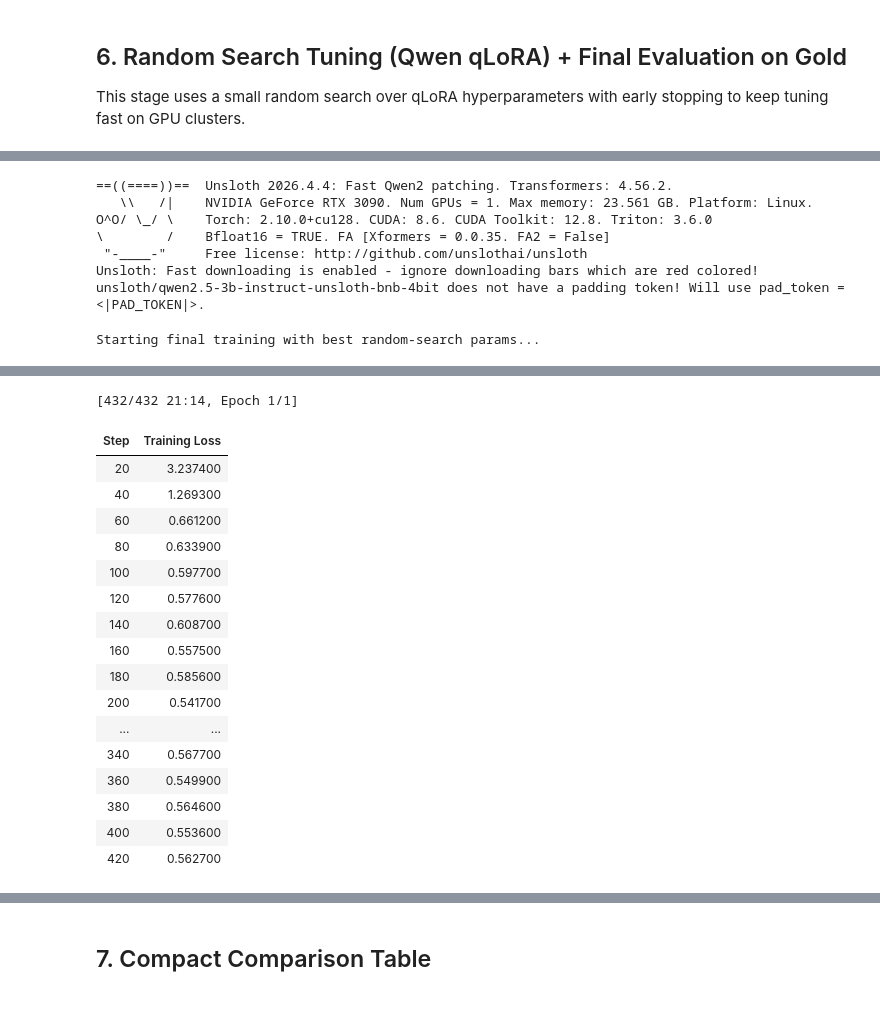
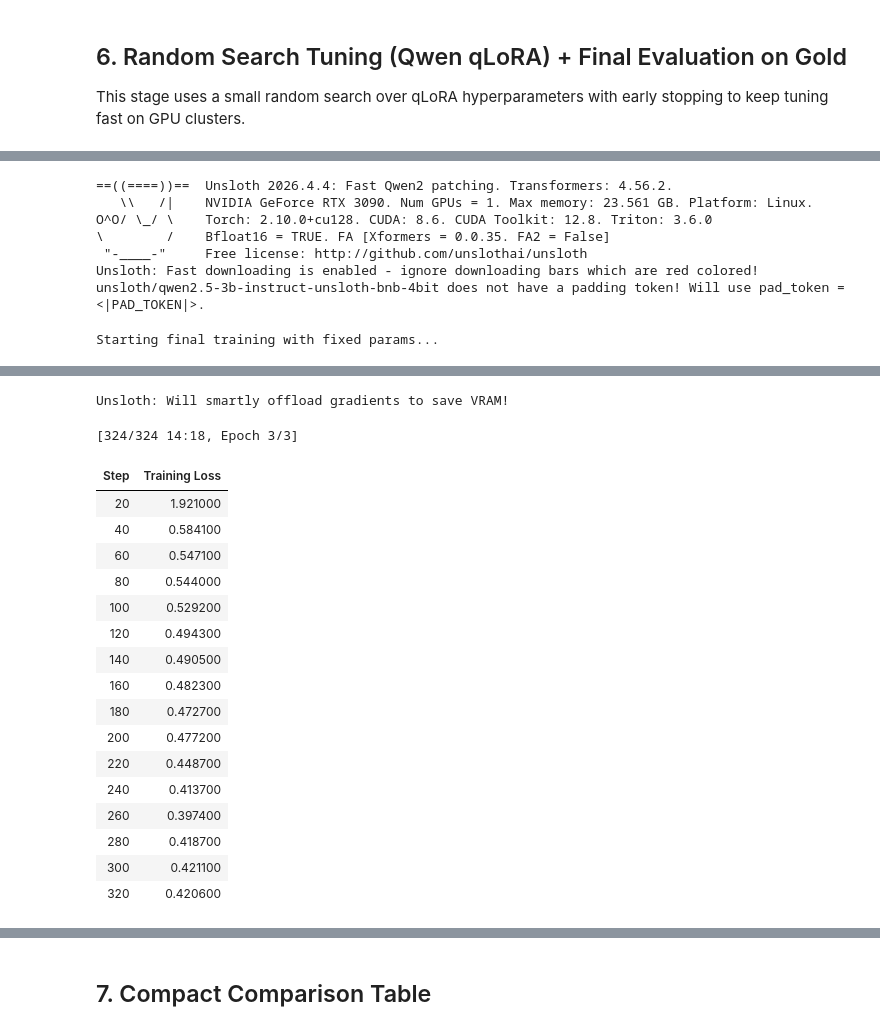
Before and after one commit to HwGan123/IS469_wealth_manager_project, a Jupyter notebook: experiments/sentiment_agent/qwen2.5-3b-instruct.ipynb, the cells around one changed output, grey strips where cells are left out. Saved outputs shown, nothing was run; the diff lists cells and outputs as text; code cells hidden in the pictures.

```diff
--- a/experiments/sentiment_agent/qwen2.5-3b-instruct.ipynb
+++ b/experiments/sentiment_agent/qwen2.5-3b-instruct.ipynb
@@ -763,16 +735,11 @@ Best random search metrics: {'macro_f1': 0.5880587794007326, 'micro_f1': 0.68131
 # %%
-# Retrain one final model on full FPB with best random-search params, then evaluate/log
-best = best_random_params
-BEST_ADAPTER_DIR = 'qlora_adapters/qwen2.5-3b-fpb-random-search-best'
-
-gc.collect()
-if torch.cuda.is_available():
-    torch.cuda.empty_cache()
-    torch.cuda.ipc_collect()
+# Retrain one final model on full FPB with fixed params, then evaluate/log
+best = fixed_params
+BEST_ADAPTER_DIR = 'qlora_adapters/qwen2.5-3b-fpb-fixed-params-best'
 
 best_model, best_tok = FastLanguageModel.from_pretrained(
     model_name=QWEN_MODEL_NAME,
-    max_seq_length=512,
+    max_seq_length=MAX_SEQ_LEN,
     dtype=None,
     load_in_4bit=True,
 )
@@ -782,7 +749,7 @@ best_model = FastLanguageModel.get_peft_model(
     r=best['lora_r'],
     lora_alpha=best['lora_alpha'],
     lora_dropout=best['lora_dropout'],
-    target_modules=['q_proj', 'k_proj', 'v_proj', 'o_proj'],  # lighter
+    target_modules=['q_proj', 'k_proj', 'v_proj', 'o_proj', 'gate_proj', 'up_proj', 'down_proj'],
     bias='none',
     use_gradient_checkpointing='unsloth',
     random_state=SEED,
@@ -793,13 +760,13 @@ best_trainer = SFTTrainer(
     tokenizer=best_tok,
     train_dataset=train_ds,
     dataset_text_field='text',
-    max_seq_length=512,
+    max_seq_length=MAX_SEQ_LEN,
     data_collator=DataCollatorForSeq2Seq(tokenizer=best_tok),
     packing=False,
     args=SFTConfig(
-        output_dir='outputs/qwen2.5-3b-fpb-random-search-best',
+        output_dir='outputs/qwen2.5-3b-fpb-fixed-params-best',
         num_train_epochs=best['epochs'],
-        per_device_train_batch_size=1,
+        per_device_train_batch_size=best['batch_size'],
         gradient_accumulation_steps=best['grad_accum'],
         learning_rate=best['learning_rate'],
         lr_scheduler_type='cosine',
@@ -807,27 +774,25 @@ best_trainer = SFTTrainer(
         weight_decay=0.01,
         optim='adamw_8bit',
         logging_steps=20,
-        save_strategy='no',
-        eval_strategy='no',
+        save_strategy='epoch',
         seed=SEED,
         report_to='none',
         fp16=not torch.cuda.is_bf16_supported(),
         bf16=torch.cuda.is_bf16_supported(),
-        dataloader_pin_memory=False,
     ),
 )
 
-print('Starting final training with best random-search params...')
+print('Starting final training with fixed params...')
 best_train_out = best_trainer.train()
 
 best_model.save_pretrained(BEST_ADAPTER_DIR)
 best_tok.save_pretrained(BEST_ADAPTER_DIR)
 
 del best_trainer
+
 gc.collect()
 if torch.cuda.is_available():
     torch.cuda.empty_cache()
-    torch.cuda.ipc_collect()
 
 FastLanguageModel.for_inference(best_model)
 best_model.eval()
@@ -836,25 +801,23 @@ best_preds = batched_generate_labels(
     best_model,
     best_tok,
     gold_eval_df['sentence'].tolist(),
-    batch_size=1,
+    batch_size=4,
     max_new_tokens=2,
 )
 
 best_metrics = evaluate_predictions(gold_eval_df['label_text'].tolist(), best_preds)
-print_metrics('Qwen2.5-3B qLoRA (Random Search Best) on Gold Commodity', best_metrics)
+print_metrics('Qwen2.5-3B qLoRA (Fixed Params) on Gold Commodity', best_metrics)
 
 log_run_to_wandb(
-    run_name='qwen2.5-3b-qlora_random_search_best_fullfpb_gold',
+    run_name='qwen2.5-3b-qlora_fixed_params_fullfpb_gold',
     config_dict={
         'model_name': QWEN_MODEL_NAME,
         'adapter_dir': BEST_ADAPTER_DIR,
-        'stage': 'finetune_random_search_best',
+        'stage': 'finetune_fixed_params',
         'dataset_train': 'financialphrasebank_75agree_full',
         'dataset_eval': 'gold-commodity-sentiment-eval',
         **best,
         'train_loss': float(best_train_out.training_loss),
-        'random_search_trial': int(best_random_trial),
-        'random_search_macro_f1': float(best_random_score),
     },
     metrics=best_metrics,
 )
@@ -866,5 +829,5 @@ O^O/ \_/ \    Torch: 2.10.0+cu128. CUDA: 8.6. CUDA Toolkit: 12.8. Triton: 3.6.0
  "-____-"     Free license: http://github.com/unslothai/unsloth
 Unsloth: Fast downloading is enabled - ignore downloading bars which are red colored!
 unsloth/qwen2.5-3b-instruct-unsloth-bnb-4bit does not have a padding token! Will use pad_token = <|PAD_TOKEN|>.
-Starting final training with best random-search params...
+Starting final training with fixed params...
 ==((====))==  Unsloth - 2x faster free finetuning | Num GPUs used = 1
@@ -875,18 +838,19 @@ O^O/ \_/ \    Batch size per device = 1 | Gradient accumulation steps = 8
-[432/432 21:14, Epoch 1/1]
+Unsloth: Will smartly offload gradients to save VRAM!
+[324/324 14:18, Epoch 3/3]
 | Step | Training Loss |
-| 20 | 3.237400 |
-| 40 | 1.269300 |
-| 60 | 0.661200 |
-| 80 | 0.633900 |
-| 100 | 0.597700 |
-| 120 | 0.577600 |
-| 140 | 0.608700 |
-| 160 | 0.557500 |
-| 180 | 0.585600 |
-| 200 | 0.541700 |
-| ... | ... |
-| 340 | 0.567700 |
-| 360 | 0.549900 |
-| 380 | 0.564600 |
-| 400 | 0.553600 |
-| 420 | 0.562700 |
+| 20 | 1.921000 |
+| 40 | 0.584100 |
+| 60 | 0.547100 |
+| 80 | 0.544000 |
+| 100 | 0.529200 |
+| 120 | 0.494300 |
+| 140 | 0.490500 |
+| 160 | 0.482300 |
+| 180 | 0.472700 |
+| 200 | 0.477200 |
+| 220 | 0.448700 |
+| 240 | 0.413700 |
+| 260 | 0.397400 |
+| 280 | 0.418700 |
+| 300 | 0.421100 |
+| 320 | 0.420600 |
```
Also changed, not shown: parts of 6 cells of this notebook.
